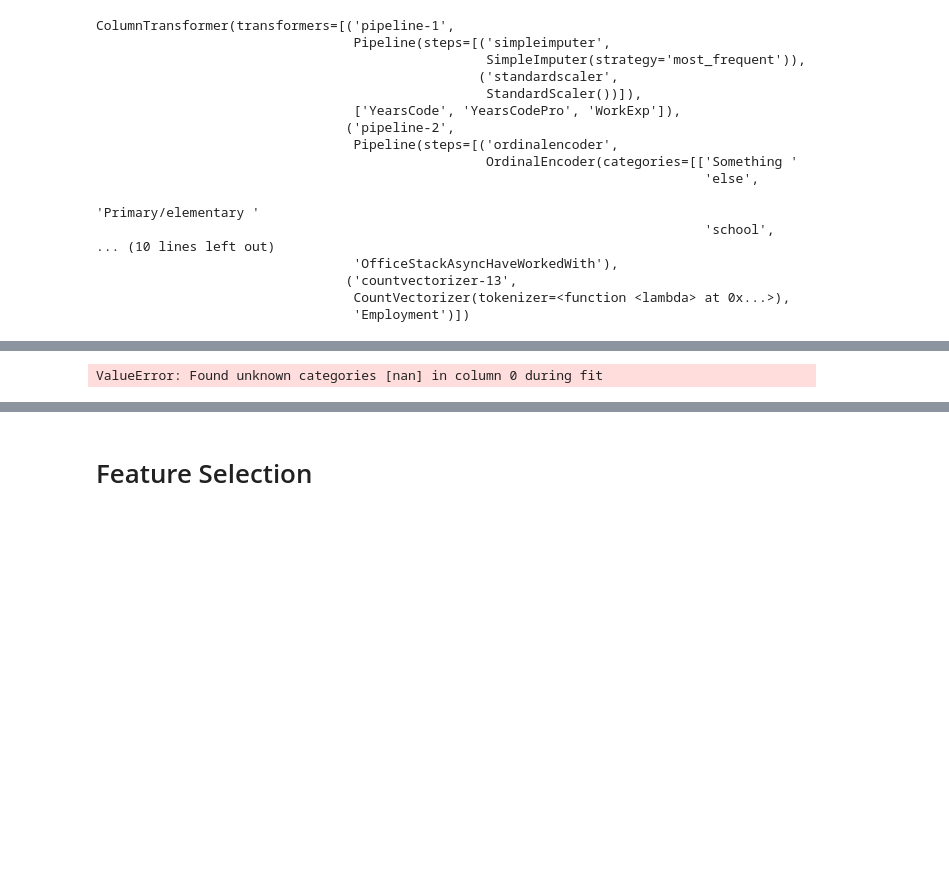
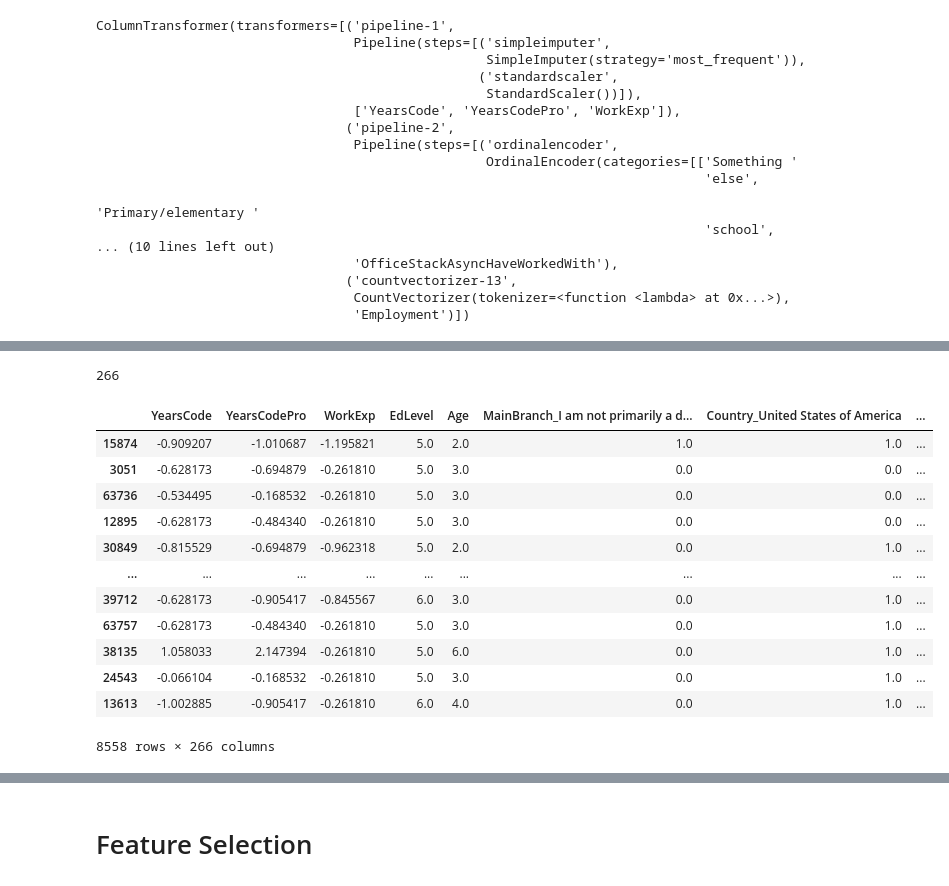
Before and after one commit to UBC-MDS/DSCI522-Group16-2022, a Jupyter notebook: preliminary_preprocessing.ipynb, the cells around one changed output, grey strips where cells are left out. Cells and saved outputs as stored; diff of their text form; code cells hidden in the pictures; blank space fills up the shorter version.

Commit message:
update preprocessing script to generate encoded train and test data

```diff
--- a/preliminary_preprocessing.ipynb
+++ b/preliminary_preprocessing.ipynb
@@ -183,3 +164,3 @@ list
 # %%
 # replace nan values from the multianswer_cols
-train_df_filtered = write_na_values_for_cols(train_df_filtered, multianswer_cols)
+# train_df_filtered = write_na_values_for_cols(train_df_filtered, multianswer_cols)
@@ -211,2 +167,2 @@ memory usage: 1.6+ MB
 # %%
-train_df_filtered = write_na_values_for_cols(train_df_filtered, ['MainBranch', 'RemoteWork', 'OrgSize'])
+# train_df_filtered = write_na_values_for_cols(train_df_filtered, ['MainBranch', 'RemoteWork', 'OrgSize'])
@@ -331,5 +293,0 @@ X_train.describe(include='all')
-# %%
-# fit preprocessor
-preprocessor.fit_transform(X_train)
-# %% [output]
-ValueError: Found unknown categories [nan] in column 0 during fit
@@ -350,3 +296,32 @@ for i in range(1,14):
+# %%
+# fit preprocessor with train df
+train_df_filtered_encode = preprocessor.fit_transform(train_df_filtered).todense()
+
+# creates list of new column names from preprocessing pipelines for train df
+transformed_column_names_train = get_column_names_from_preporcessor(preprocessor)
 # %%
-print(len(transformed_column_names))
+print(len(transformed_column_names_train))
 # transformed_column_names
+# %% [output]
+266
+# %%
+train_enc = pd.DataFrame(
+    data=train_df_filtered_encode,
+    index=train_df_filtered.index,
+    columns=transformed_column_names
+)
+train_enc
+# %% [output]
+|  | YearsCode | YearsCodePro | WorkExp | EdLevel | Age | MainBranch_I am not primarily a d... | Country_United States of America | ... |
+| 15874 | -0.909207 | -1.010687 | -1.195821 | 5.0 | 2.0 | 1.0 | 1.0 | ... |
+| 3051 | -0.628173 | -0.694879 | -0.261810 | 5.0 | 3.0 | 0.0 | 0.0 | ... |
+| 63736 | -0.534495 | -0.168532 | -0.261810 | 5.0 | 3.0 | 0.0 | 0.0 | ... |
+| 12895 | -0.628173 | -0.484340 | -0.261810 | 5.0 | 3.0 | 0.0 | 0.0 | ... |
+| 30849 | -0.815529 | -0.694879 | -0.962318 | 5.0 | 2.0 | 0.0 | 1.0 | ... |
+| ... | ... | ... | ... | ... | ... | ... | ... | ... |
+| 39712 | -0.628173 | -0.905417 | -0.845567 | 6.0 | 3.0 | 0.0 | 1.0 | ... |
+| 63757 | -0.628173 | -0.484340 | -0.261810 | 5.0 | 3.0 | 0.0 | 1.0 | ... |
+| 38135 | 1.058033 | 2.147394 | -0.261810 | 5.0 | 6.0 | 0.0 | 1.0 | ... |
+| 24543 | -0.066104 | -0.168532 | -0.261810 | 5.0 | 3.0 | 0.0 | 1.0 | ... |
+| 13613 | -1.002885 | -0.905417 | -0.261810 | 6.0 | 4.0 | 0.0 | 1.0 | ... |
+8558 rows × 266 columns
```
Also changed, not shown: parts of 28 cells of this notebook, 4 other files.
